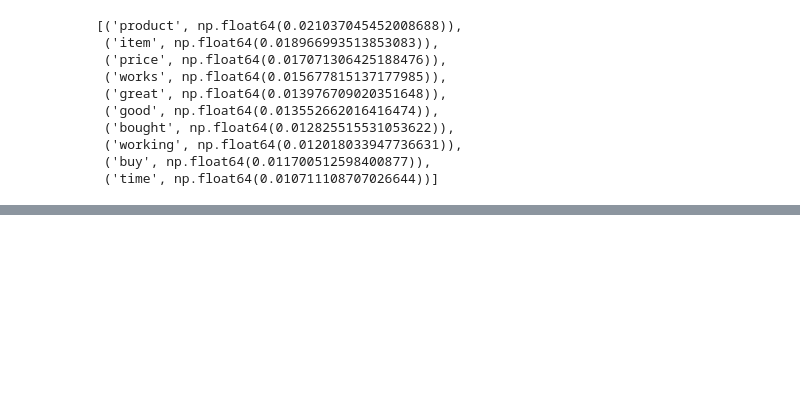
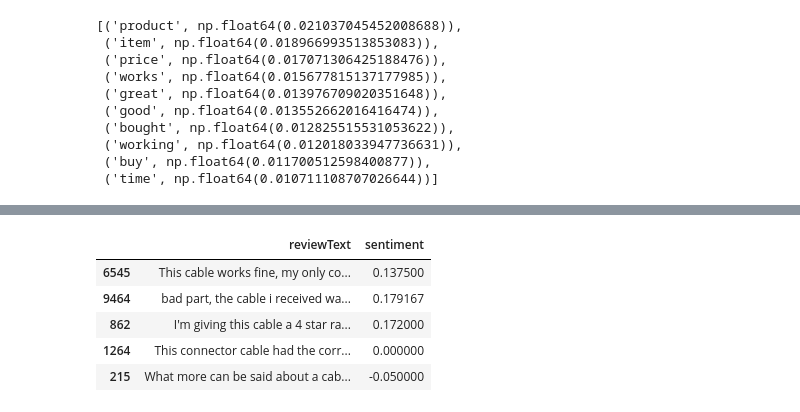
Before and after one commit to mobadata/detection-nouveautes-avis, a Jupyter notebook: Detection_nouveautes.ipynb, the cells around one changed output, grey strips where cells are left out. Saved outputs shown, nothing was run; the diff lists cells and outputs as text; code cells hidden in the pictures; blank space fills up the shorter version.

```diff
--- a/Detection_nouveautes.ipynb
+++ b/Detection_nouveautes.ipynb
@@ -242,0 +371,9 @@ topic_model.visualize_topics_over_time(topics_over_time)
+# %%
+df_sample[df_sample["topic"] == 82][["reviewText", "sentiment"]].sample(5)
+# %% [output]
+|  | reviewText | sentiment |
+| 6545 | This cable works fine, my only co... | 0.137500 |
+| 9464 | bad part, the cable i received wa... | 0.179167 |
+| 862 | I'm giving this cable a 4 star ra... | 0.172000 |
+| 1264 | This connector cable had the corr... | 0.000000 |
+| 215 | What more can be said about a cab... | -0.050000 |
```
Also changed, not shown: parts of 13 cells of this notebook.
